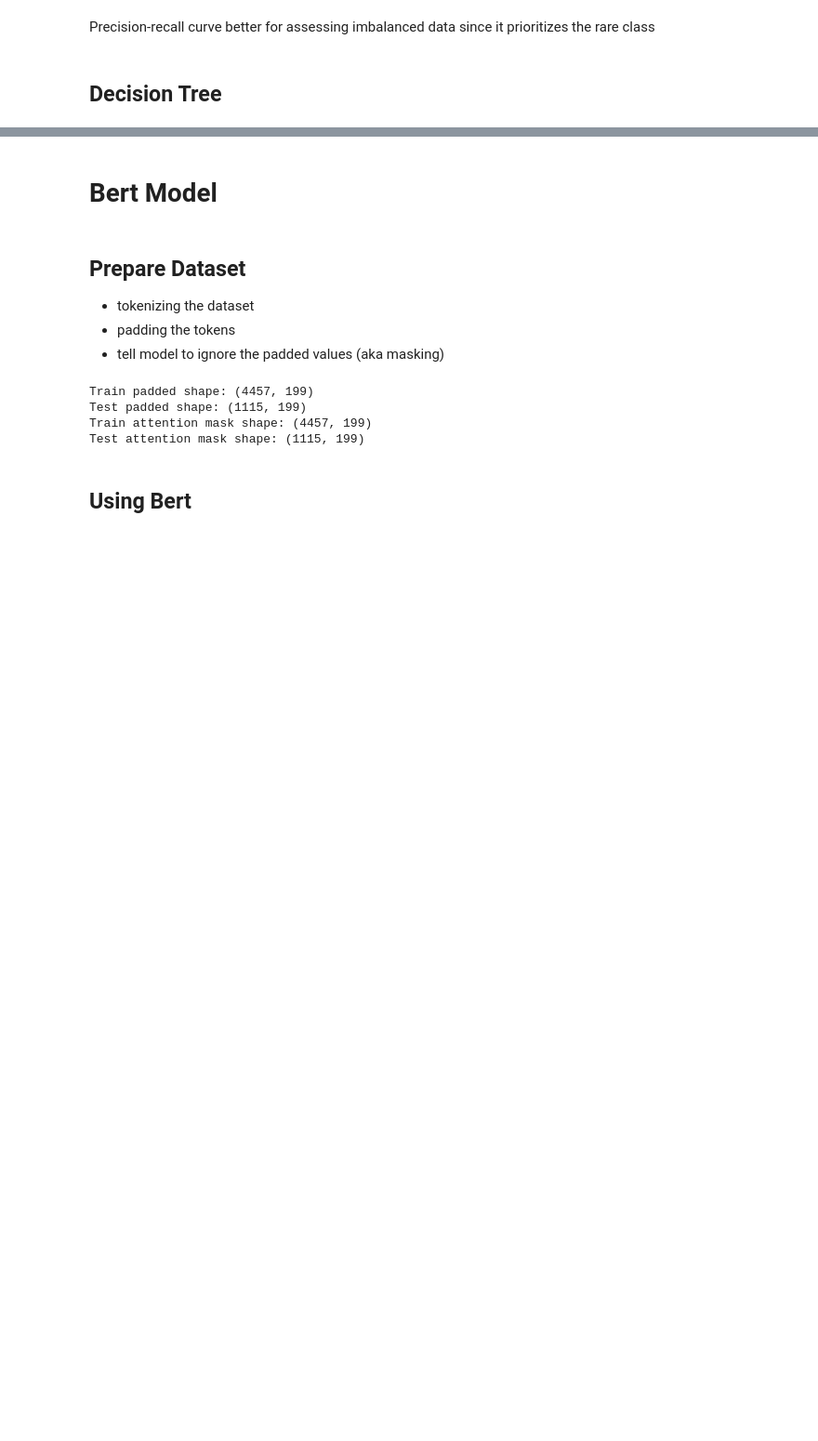
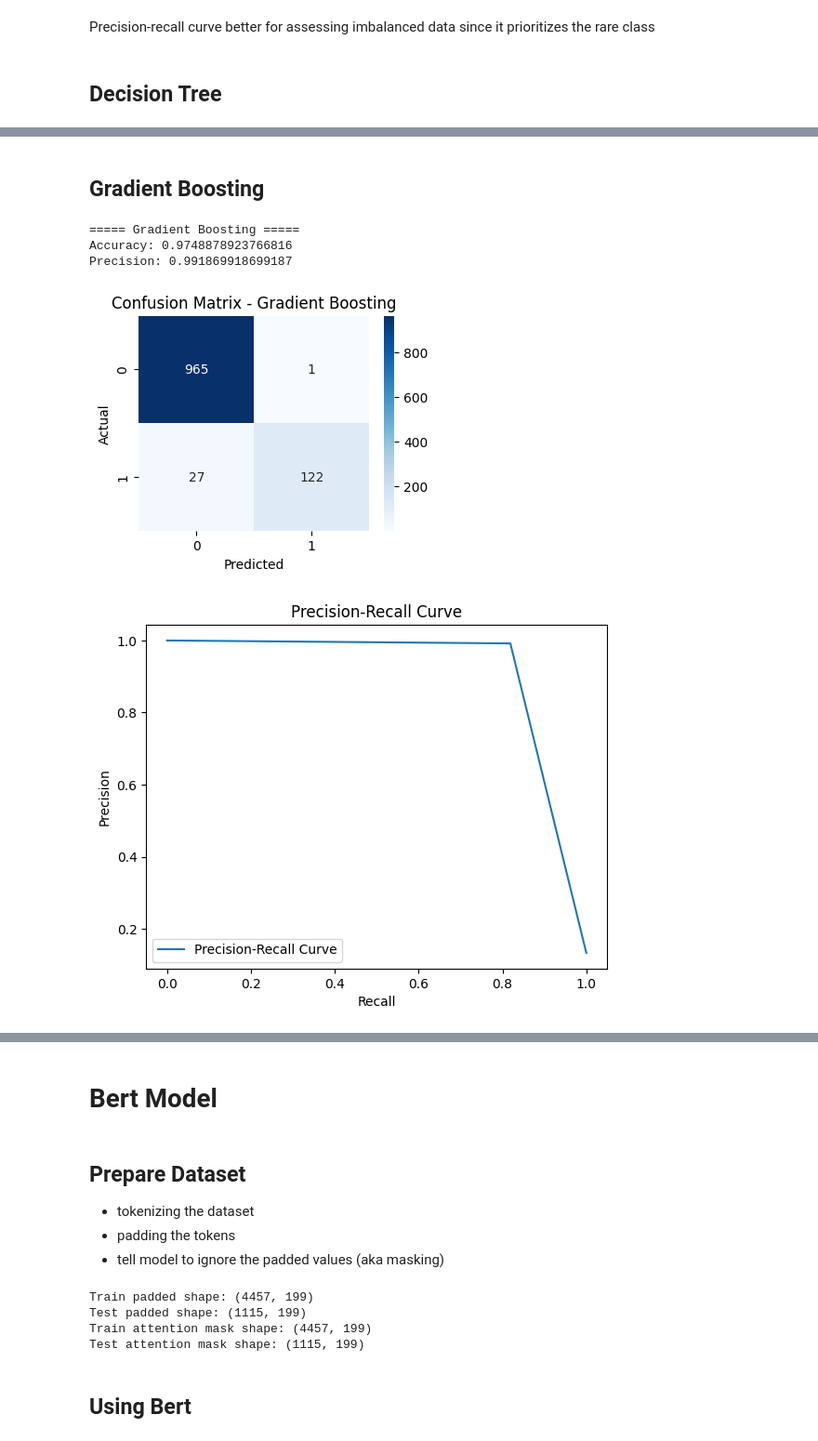
Before and after one commit to ninacunha/BERT-vs-TFIDF-TextClassification, a Jupyter notebook: Final.ipynb, the cells around one changed output, grey strips where cells are left out. Shown at 93% size. Cells and saved outputs as stored; diff of their text form; code cells hidden in the pictures; blank space fills up the shorter version.

```diff
--- a/Final.ipynb
+++ b/Final.ipynb
@@ -313,0 +323,37 @@ Precision: 0.9833333333333333
+# %% [markdown]
+## Gradient Boosting
+# %%
+GB_TDFIDF = GradientBoostingClassifier(learning_rate=0.1, max_depth=3, n_estimators=200, random_state=42)
+
+GB_TDFIDF.fit(X_texts_TFIDF_train, y_train)
+y_pred_GB = GB_TDFIDF.predict(X_texts_TFIDF_test)
+
+acc_GB = accuracy_score(y_test, y_pred_GB)
+prec_GB = precision_score(y_test, y_pred_GB)
+
+print(f"\n===== Gradient Boosting =====")
+print("Accuracy:", acc_GB)
+print("Precision:", prec_GB)
+
+# Heatmap
+cm = confusion_matrix(y_test, y_pred_GB)
+plt.figure(figsize=(4, 3))
+sns.heatmap(cm, annot=True, fmt="d", cmap="Blues")
+plt.title(f"Confusion Matrix - Gradient Boosting")
+plt.xlabel("Predicted")
+plt.ylabel("Actual")
+plt.show()
+
+precision, recall, _ = precision_recall_curve(y_test, y_pred_GB)
+plt.plot(recall, precision, label="Precision-Recall Curve")
+plt.xlabel("Recall")
+plt.ylabel("Precision")
+plt.title("Precision-Recall Curve")
+plt.legend()
+plt.show()
+# %% [output]
+===== Gradient Boosting =====
+Accuracy: 0.9748878923766816
+Precision: 0.991869918699187
+[figure, added]
+[figure, added]
```
Also changed, not shown: parts of 19 cells of this notebook.
